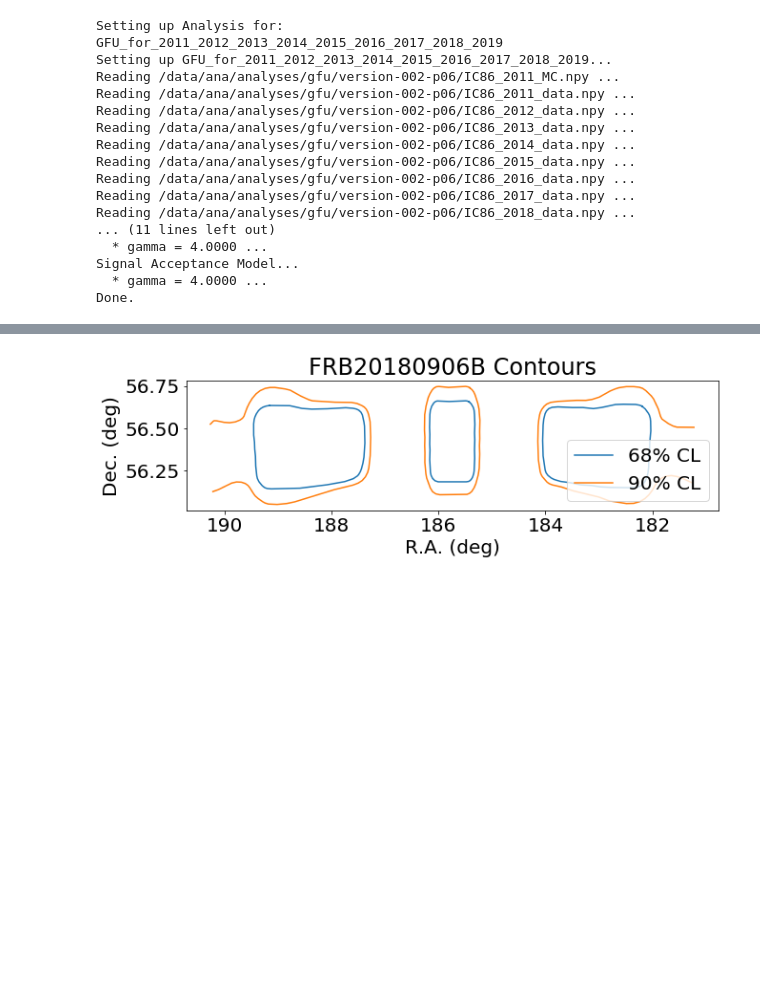
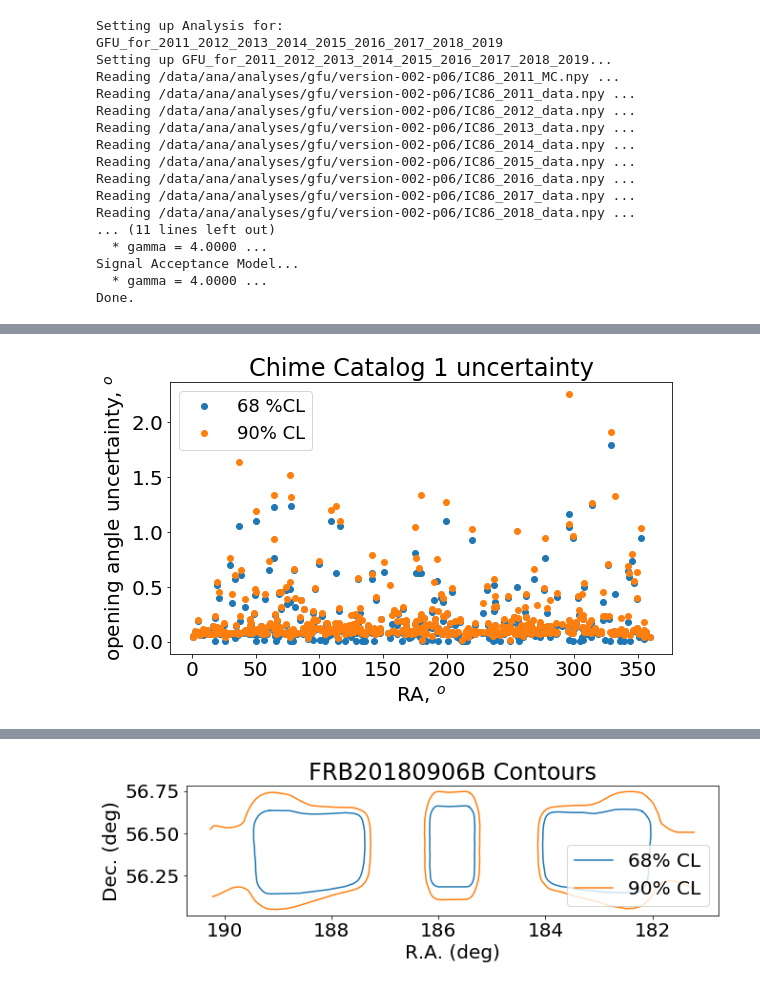
Before and after one commit to jessiethw/FRB, a Jupyter notebook: localizations.ipynb, the cells around one changed output, grey strips where cells are left out. Cells and saved outputs as stored; diff of their text form; code cells hidden in the pictures; blank space fills up the shorter version.

```diff
--- a/localizations.ipynb
+++ b/localizations.ipynb
@@ -150,3 +178,36 @@ plt.savefig('/home/jthwaites/public_html/frb_param_plots/cat1_decunc.png')
+# %%
+new_localizations['d_openangle_68']=[]
+new_localizations['d_openangle_90']=[]
+for j in range(len(new_localizations['ra'])):
+    ra_68=np.radians([new_localizations['ra'][j]+0.5*new_localizations['ra_unc_68'][j],
+           new_localizations['ra'][j]-0.5*new_localizations['ra_unc_68'][j]])
+    ra_90=np.radians([new_localizations['ra'][j]+0.5*new_localizations['ra_unc_90'][j],
+           new_localizations['ra'][j]-0.5*new_localizations['ra_unc_90'][j]])
+    dec_68=np.radians([new_localizations['dec'][j]+0.5*new_localizations['dec_unc_68'][j],
+           new_localizations['dec'][j]-0.5*new_localizations['dec_unc_68'][j]])
+    dec_90=np.radians([new_localizations['dec'][j]+0.5*new_localizations['dec_unc_90'][j],
+           new_localizations['dec'][j]-0.5*new_localizations['dec_unc_90'][j]])
+    d_oa_68=hp.rotator.angdist([ra_68[0],0.5*np.pi-dec_68[0]],
+                               [ra_68[1],0.5*np.pi-dec_68[1]],
+                               lonlat=False)#lat, colat in rad
+    d_oa_90=hp.rotator.angdist([ra_90[0],0.5*np.pi-dec_90[0]],
+                               [ra_90[1],0.5*np.pi-dec_90[1]], lonlat=False)
+    new_localizations['d_openangle_68'].append(d_oa_68[0])
+    new_localizations['d_openangle_90'].append(d_oa_90[0])
+# %%
+fig, ax = plt.subplots(figsize=(9,5))
+plt.plot(new_localizations['ra'], new_localizations['d_openangle_68'],
+         'o', label='68 %CL', color='C0')
+plt.plot(new_localizations['ra'], new_localizations['d_openangle_90'],
+         'o', label='90% CL', color='C1')
+ax.set_ylabel(r'opening angle uncertainty, $^o$')
+ax.set_xlabel(r'RA, $^o$')
+ax.set_title(r'Chime Catalog 1 uncertainty')
+
+plt.legend(fontsize=18)
+plt.savefig('/home/jthwaites/public_html/frb_param_plots/cat1_oaunc2.png')
+# %% [output]
+[figure, added]
 # %%
 ## plot of area (steradians) for each map 68%CL
 def calc_area(new_nside=False, max_cl_level=0.68):
```
Also changed, not shown: parts of 6 cells of this notebook.
